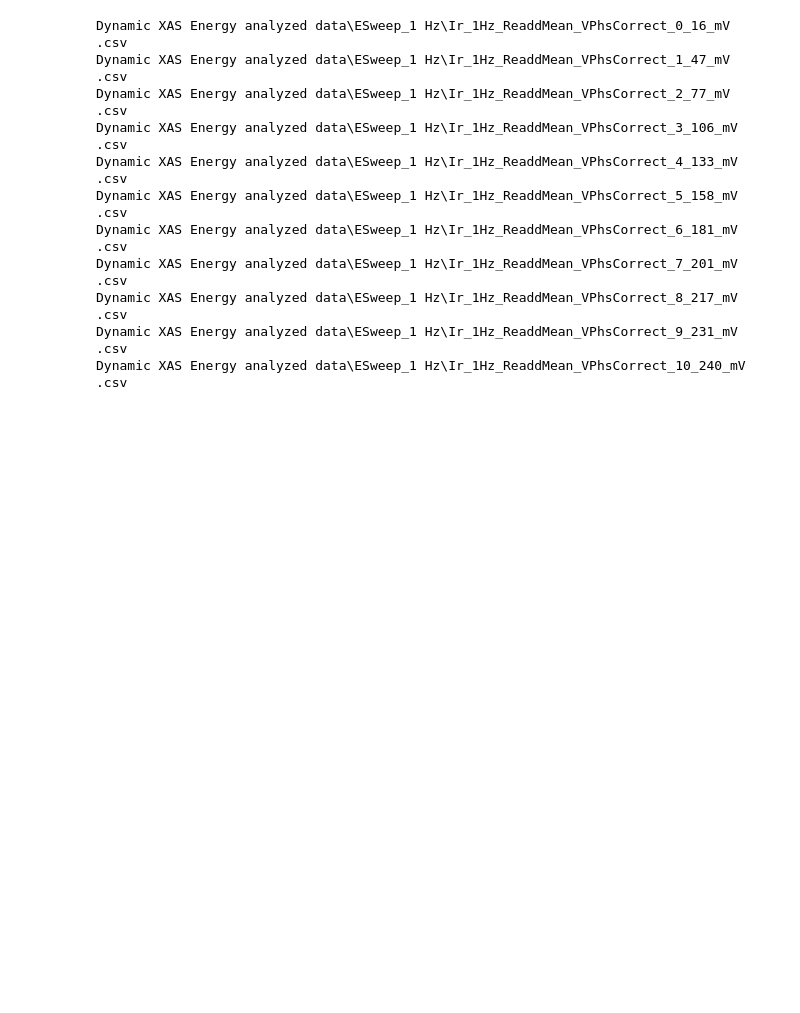
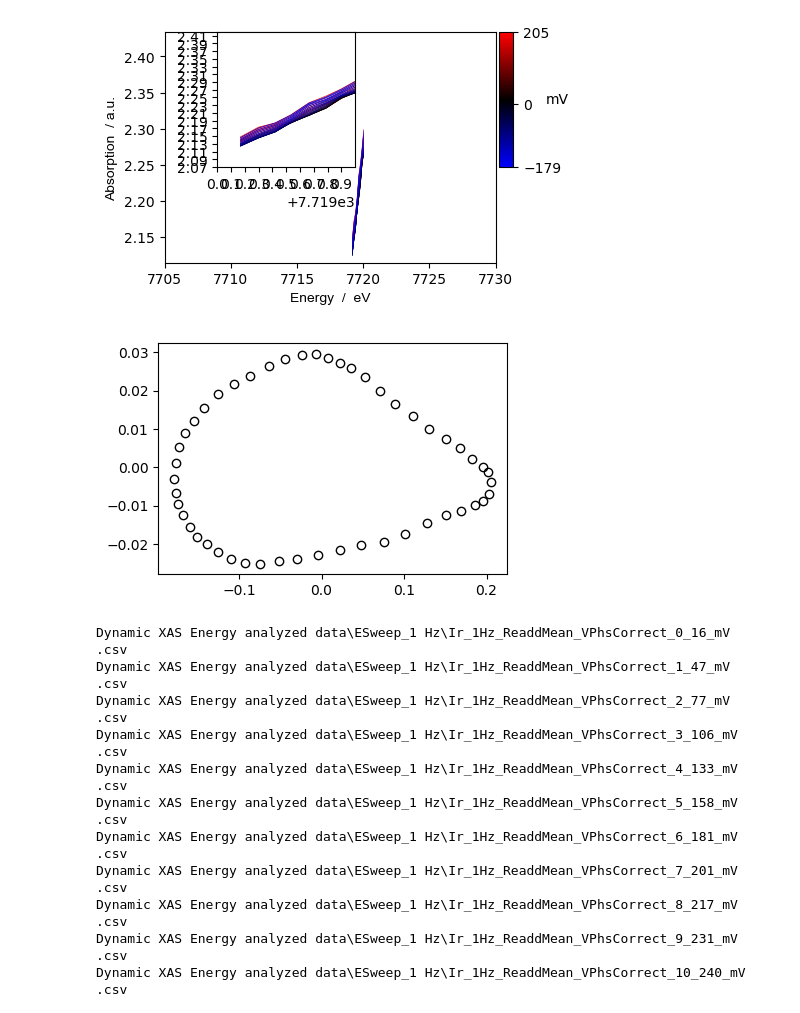
Before and after one commit to BGerwe/Xray-Project, a Jupyter notebook: dynamic XAS Energy spectra.ipynb, the cells around one changed output. Cells and saved outputs as stored; diff of their text form; code cells hidden in the pictures; blank space fills up the shorter version.

```diff
--- a/dynamic XAS Energy spectra.ipynb
+++ b/dynamic XAS Energy spectra.ipynb
@@ -334,14 +350,14 @@ def CalcEta(data,Zparams=[63.97,47.43,0.0066108,.932]):
 
     return data
 # %%
-path=r'C:\Users\shadd\OneDrive\Documents\Python\fr_XAS\Dynamic XAS Energy Spectrum 5Hz test data'
+path=r'C:\Users\shadd\OneDrive\Documents\Python\fr_XAS\Dynamic XAS Energy Spectrum 0_5Hz test data'
 # path=r'C:\Users\shadd\OneDrive\Documents\Python\fr_XAS\Dynamic XAS Energy Spectrum 0_5Hz test data\E90.txt'
 # path=r'C:\Users\shadd\OneDrive\Documents\Python\fr_XAS\Dynamic XAS Energy Spectrum 5Hz test data'  #Dynamic XAS Energy Spectrum 0_5Hz test data'
-initfile=1
-finfile=180
+initfile=82
+finfile=89
 
-fa=5
-decfac=200
+fa=0.5
+decfac=2000
 
 
 filea=np.r_[initfile:finfile+1]
@@ -357,11 +373,11 @@ for n in filea:
     data.columns=('Time','Io','If','J','V') #Io is incident X-ray, If is fluroesced X-ray
     print('Data read time:'+ str(time.perf_counter()-stloop))
     if n==filea[0]:
-        dum1=fullanalyze(data, fa,decfac,PhsCor="IndivPhs")
+        dum1=fullanalyze(data, fa,decfac,PhsCor="EtaPhs")
         print(time.perf_counter()-stloop)
 #         dum1=partanalyze(data,0.5,2000)
     else:
-        dum1=np.concatenate((dum1,fullanalyze(data,fa,decfac,PhsCor="IndivPhs")),axis=0)
+        dum1=np.concatenate((dum1,fullanalyze(data,fa,decfac,PhsCor="EtaPhs")),axis=0)
         print(time.perf_counter()-stloop)
 #         dum1=dum1=np.concatenate((dum1,partanalyze(data,0.5,2000)),axis=0)
 
@@ -640,3 +525,14 @@ plt.show()
+# %%
+plt0=plotXANES(Edum[:,initfile:finfile+1].T,np.real(data),startE=7705,stopE=7730,startInE=7719,stopInE=7720,
+               start=12,stop=12,size=(4.5,3),UseEta=True,marker='')
+
+fig, f_ax1=plt.subplots(ncols=1,nrows=1,figsize=size)
+
+f_ax1.plot(data[0,-1,:],data[0,1,:]-np.mean(data[0,1,:]),'ko',fillstyle='none',label='Data',zorder=3)
+plt.show()
+# %% [output]
+[figure, added]
+[figure, added]
 # %%
 np.savetxt('Energy List for 5 Hz.txt', Elistd,fmt='%.8e')
 # %%
```
Also changed, not shown: parts of 12 cells of this notebook.
